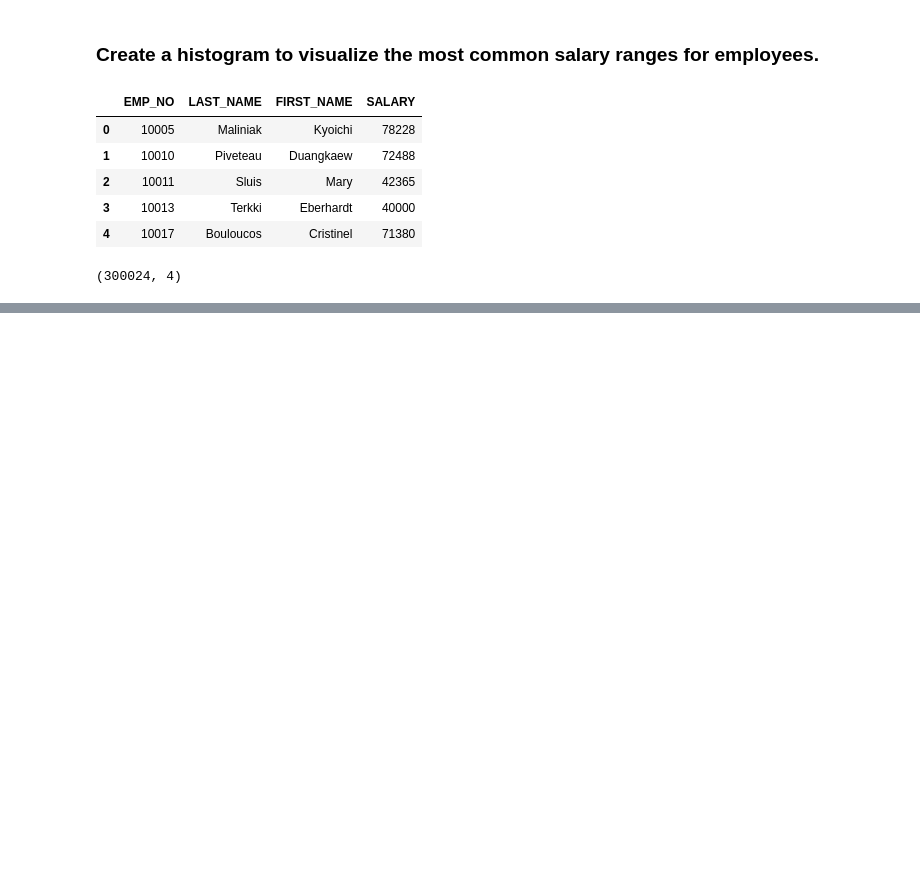
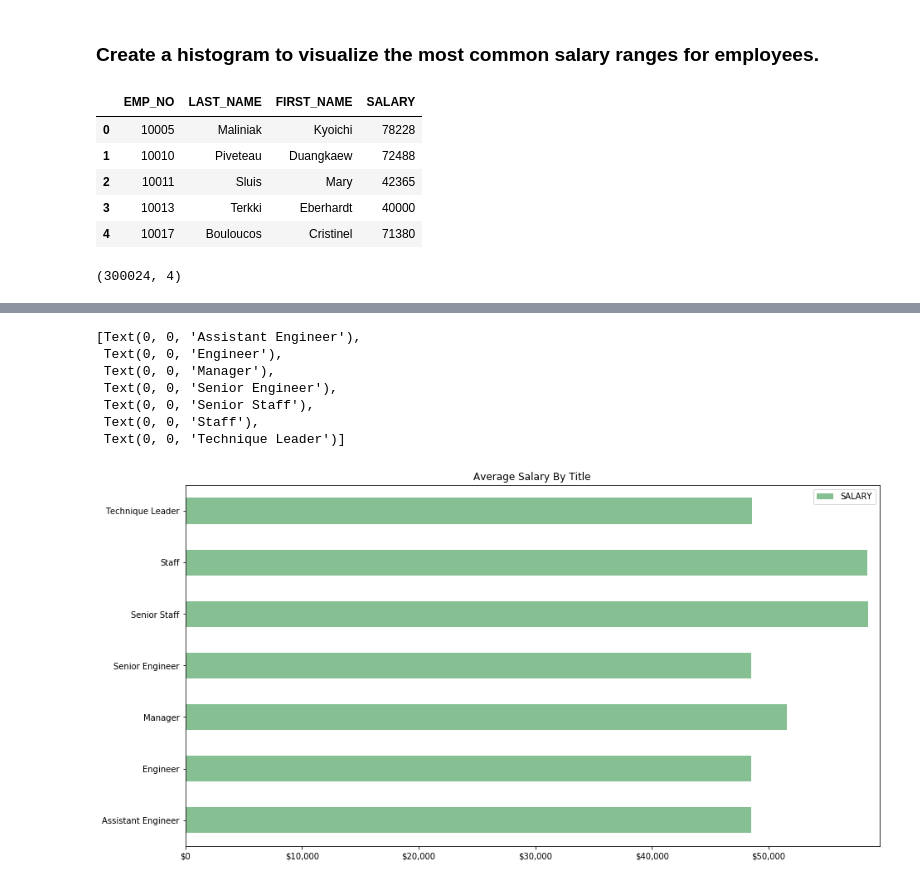
Before and after one commit to sainigurcharan/myUCIWork, a Jupyter notebook: 07 SQL Challenge/EmployeeSQL/EmployeeDatabase.ipynb, the cells around one changed output, grey strips where cells are left out. Cells and saved outputs as stored; diff of their text form; code cells hidden in the pictures; blank space fills up the shorter version.

```diff
--- a/07 SQL Challenge/EmployeeSQL/EmployeeDatabase.ipynb
+++ b/07 SQL Challenge/EmployeeSQL/EmployeeDatabase.ipynb
@@ -53,0 +54,3 @@ for x in ax:
+# %%
+avgSalaryDF = pd.read_sql('SELECT TL."TITLES", ROUND(AVG(SAL."SALARY"), 2) AS "SALARY" FROM "EMPLOYEES" as EMP LEFT JOIN "SALARIES" as SAL on (EMP."EMP_NO" = SAL."EMP_NO") JOIN "TITLES" as TL on (EMP."EMP_NO" = TL."EMP_NO") GROUP BY TL."TITLES"', connection)
+avgSalaryDF.head(10)
@@ -53,0 +66,15 @@ for x in ax:
+# %%
+ax = avgSalaryDF.plot.barh(figsize=(15, 8), color='#86bf91', grid=False)
+ax.set_title("Average Salary By Title")
+ax.xaxis.set_major_formatter(mp.ticker.StrMethodFormatter('${x:,g}'))
+ax.set_xlim(0, avgSalaryDF["SALARY"].max() + 1000)
+ax.set_yticklabels(avgSalaryDF['TITLES'])
+# %% [output]
+[Text(0, 0, 'Assistant Engineer'),
+ Text(0, 0, 'Engineer'),
+ Text(0, 0, 'Manager'),
+ Text(0, 0, 'Senior Engineer'),
+ Text(0, 0, 'Senior Staff'),
+ Text(0, 0, 'Staff'),
+ Text(0, 0, 'Technique Leader')]
+[figure, added]
```
Also changed, not shown: parts of 4 cells of this notebook.
